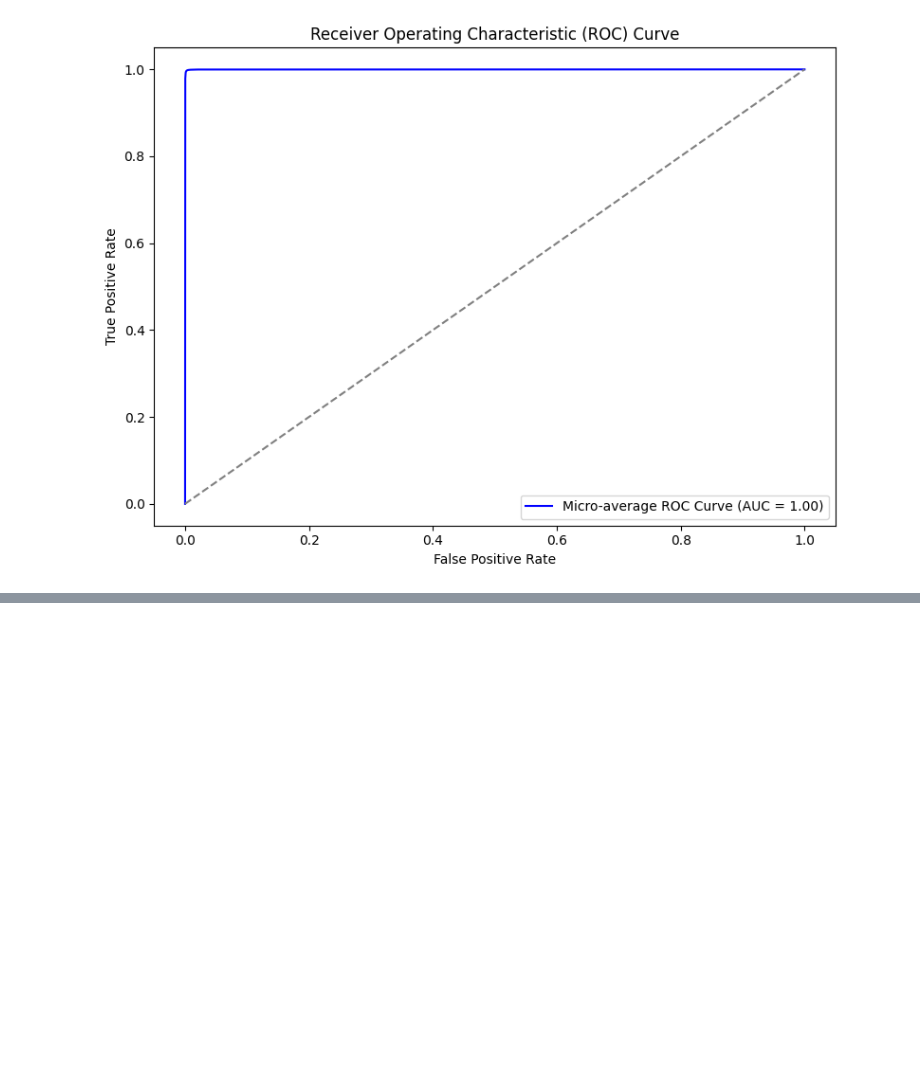
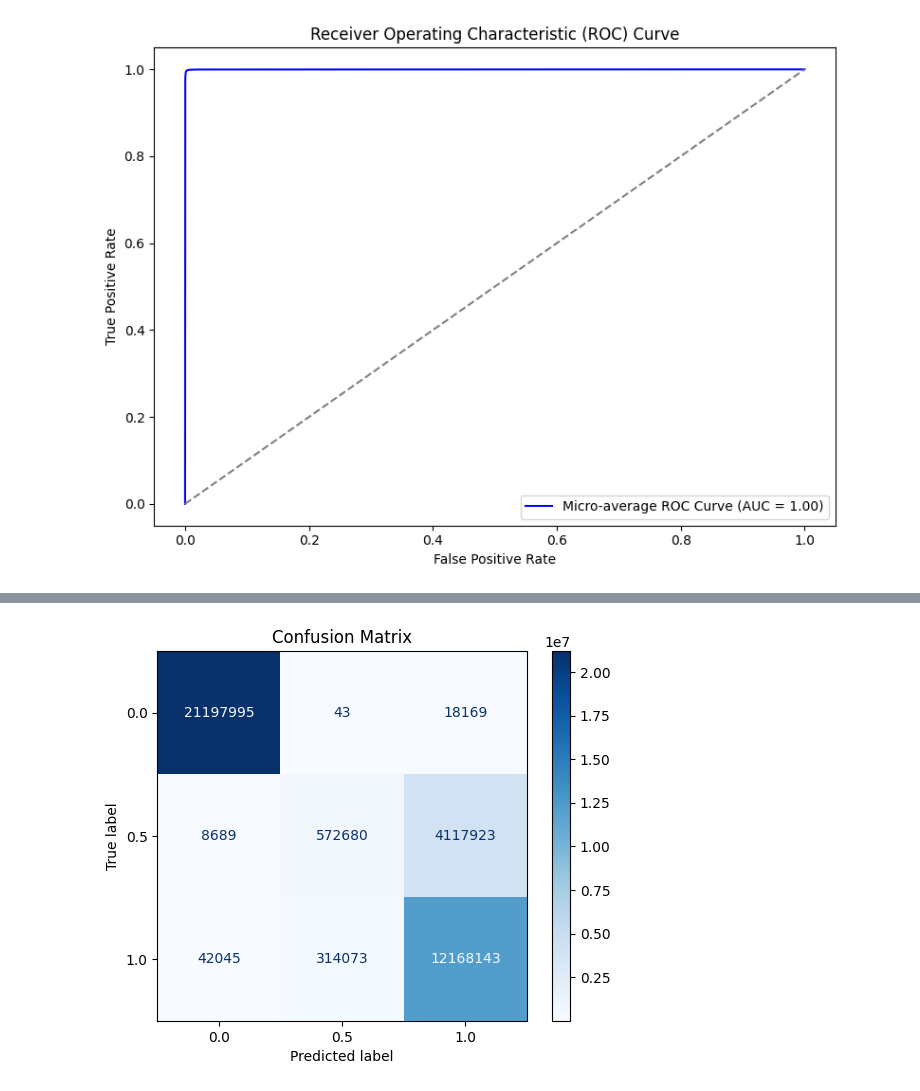
Before and after one commit to BabinRV/Dissertation, a Jupyter notebook: Dissertation_TD_and_IR.ipynb, the cells around one changed output, grey strips where cells are left out. Cells and saved outputs as stored; diff of their text form; code cells hidden in the pictures; blank space fills up the shorter version.

```diff
--- a/Dissertation_TD_and_IR.ipynb
+++ b/Dissertation_TD_and_IR.ipynb
@@ -1071,0 +1284,18 @@ Requirement already satisfied: threadpoolctl>=3.1.0 in /usr/local/lib/python3.10
+# %%
+from sklearn.metrics import confusion_matrix, ConfusionMatrixDisplay
+import numpy as np
+
+# Predict the classes for the test dataset
+y_pred = model.predict(X_test)
+y_pred_classes = np.argmax(y_pred, axis=1)  # Convert probabilities to class indices
+y_true_classes = np.argmax(y_test, axis=1)  # True class indices
+
+# Compute confusion matrix
+conf_matrix = confusion_matrix(y_true_classes, y_pred_classes)
+
+# Display confusion matrix
+disp = ConfusionMatrixDisplay(confusion_matrix=conf_matrix, display_labels=label_encoder.classes_)
+disp.plot(cmap='Blues', values_format='d')
+plt.title("Confusion Matrix")
+plt.show()
+# %% [output]
@@ -1071,0 +1303 @@ Requirement already satisfied: threadpoolctl>=3.1.0 in /usr/local/lib/python3.10
+[figure, added]
```
Also changed, not shown: parts of 6 cells of this notebook.
